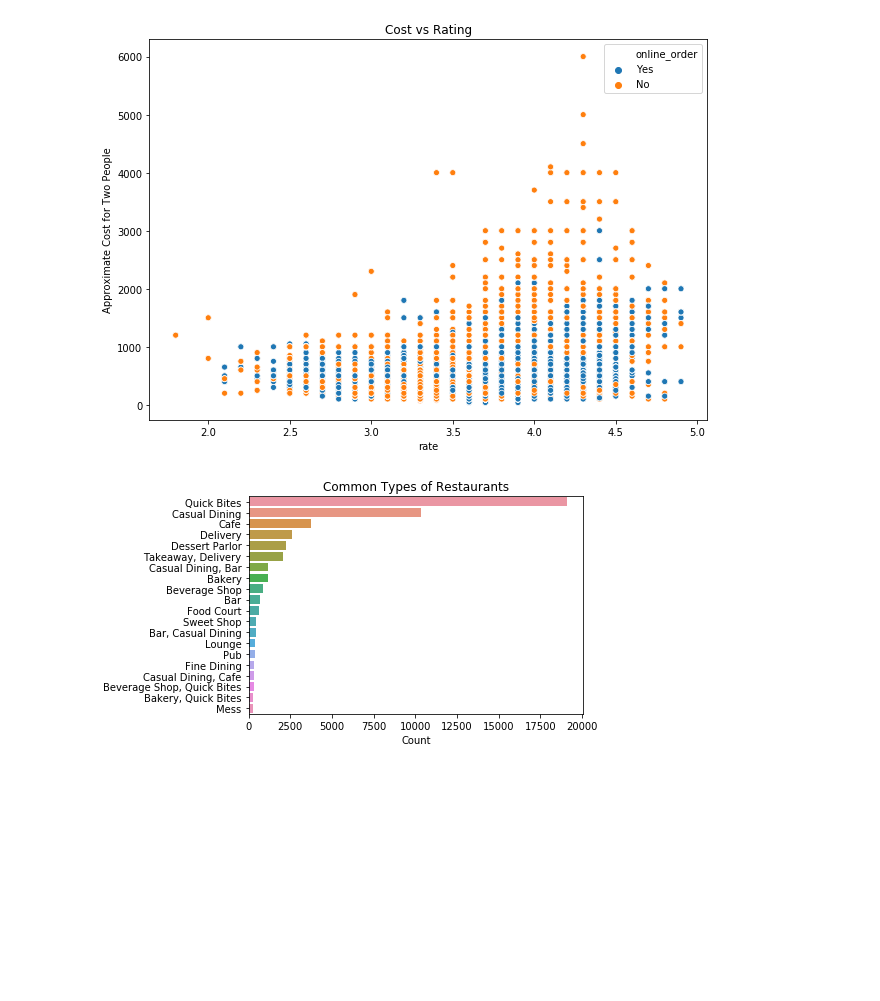
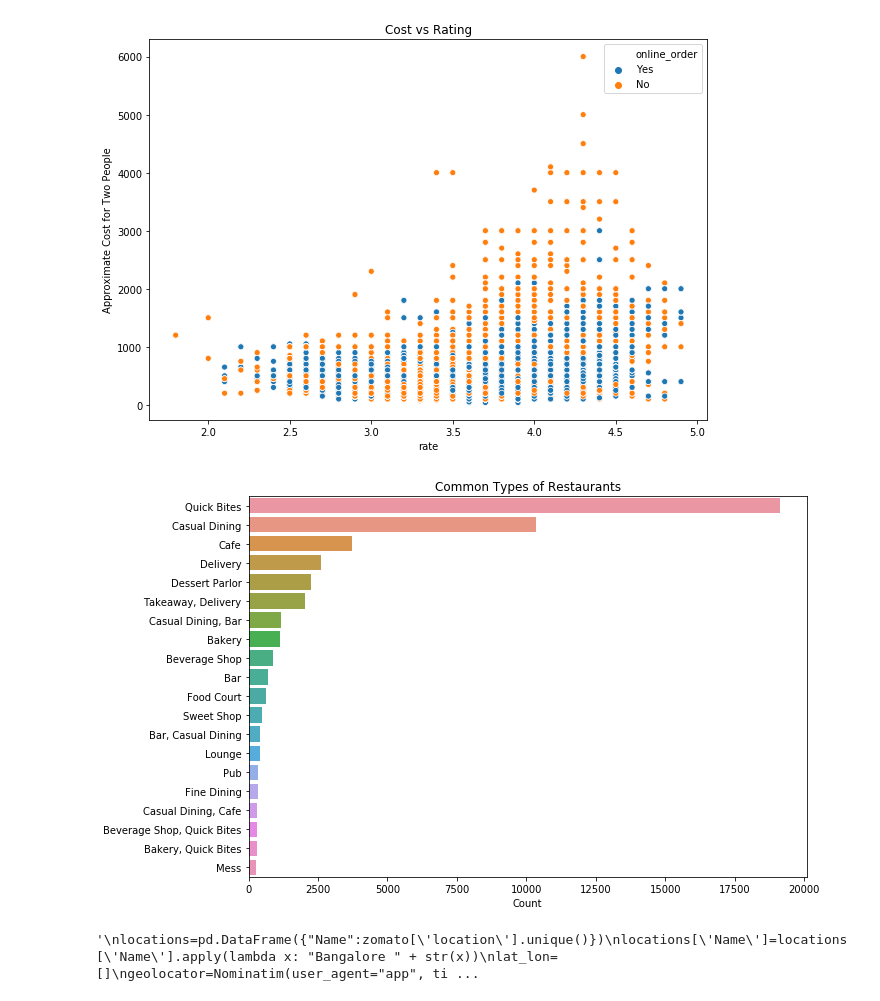
Before and after one commit to robinsaheb/ResturantReviews, a Jupyter notebook: Zomato Notebook.ipynb, the cells around one changed output. Cells and saved outputs as stored; diff of their text form; code cells hidden in the pictures; blank space fills up the shorter version.

Commit message:
Update till visualization

```diff
--- a/Zomato Notebook.ipynb
+++ b/Zomato Notebook.ipynb
@@ -96,10 +101,11 @@ plt.show()
 # Almost 90 percent of food vendors sell food for less than 2000 Rs.
 # %%
 # Most Common Types of Restaurant
+plt.figure(figsize=(10,7))
 RestType = zomato['rest_type'].value_counts()[:20]
 sns.barplot(RestType.values, RestType.index)
 plt.title('Common Types of Restaurants')
 plt.xlabel('Count')
 plt.show()
 # %% [output]
-[figure, old version]
+[figure, new version]
@@ -105,0 +115,21 @@ plt.show()
+# %%
+
+"""
+locations=pd.DataFrame({"Name":zomato['location'].unique()})
+locations['Name']=locations['Name'].apply(lambda x: "Bangalore " + str(x))
+lat_lon=[]
+geolocator=Nominatim(user_agent="app", timeout=10)
+for location in locations['Name']:
+    location = geolocator.geocode(location)
+    if location is None:
+        lat_lon.append(np.nan)
+    else:
+        geo=(location.latitude,location.longitude)
+        lat_lon.append(geo)
+
+
+locations['geo_loc']=lat_lon
+locations.to_csv('locations.csv',index=False)
+"""
+# %% [output]
+'\nlocations=pd.DataFrame({"Name":zomato[\'location\'].unique()})\nlocations[\'Name\']=locations[\'Name\'].apply(lambda x: "Bangalore " + str(x))\nlat_lon=[]\ngeolocator=Nominatim(user_agent="app", ti ...
```
Also changed, not shown: parts of 4 cells of this notebook.
